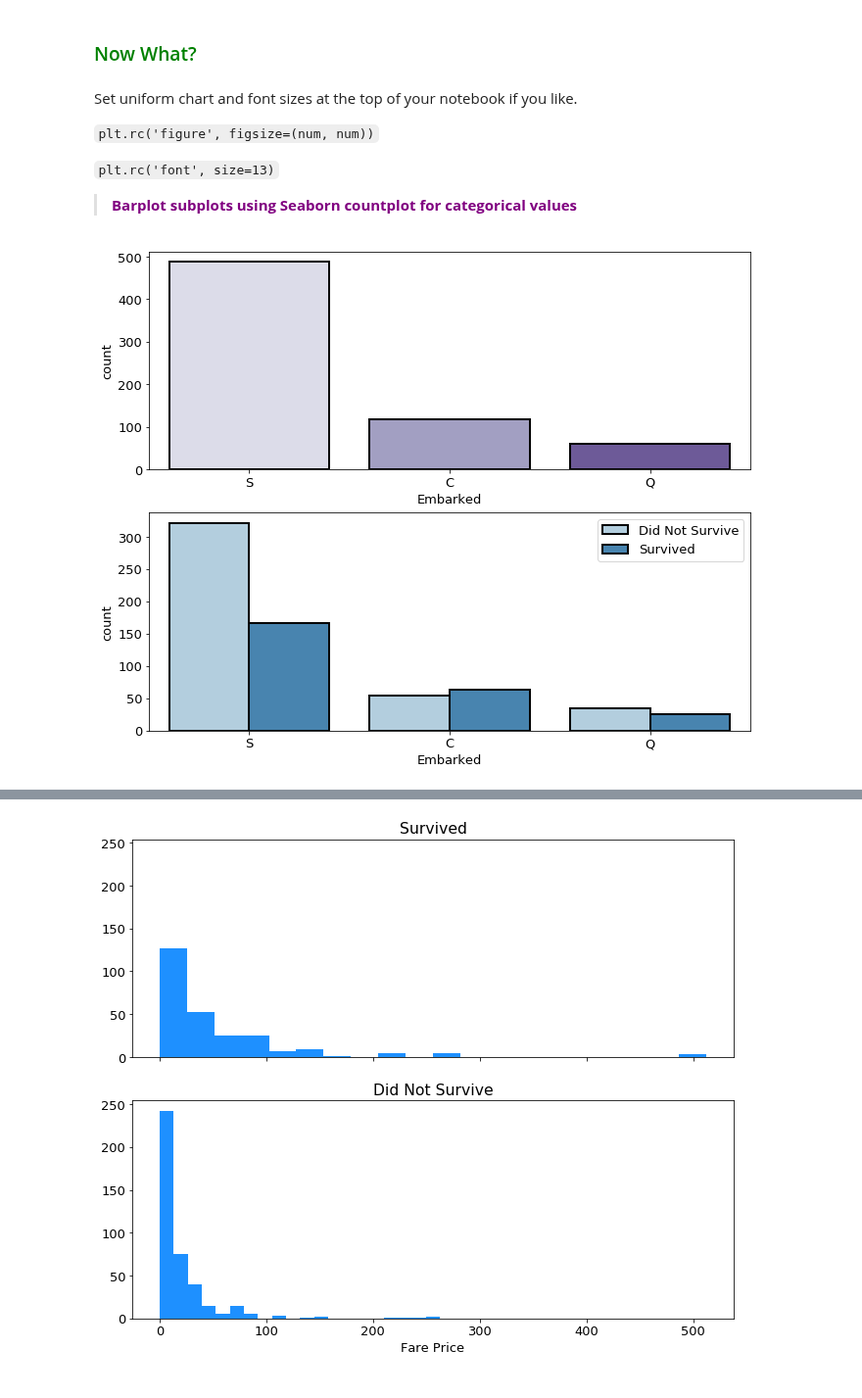
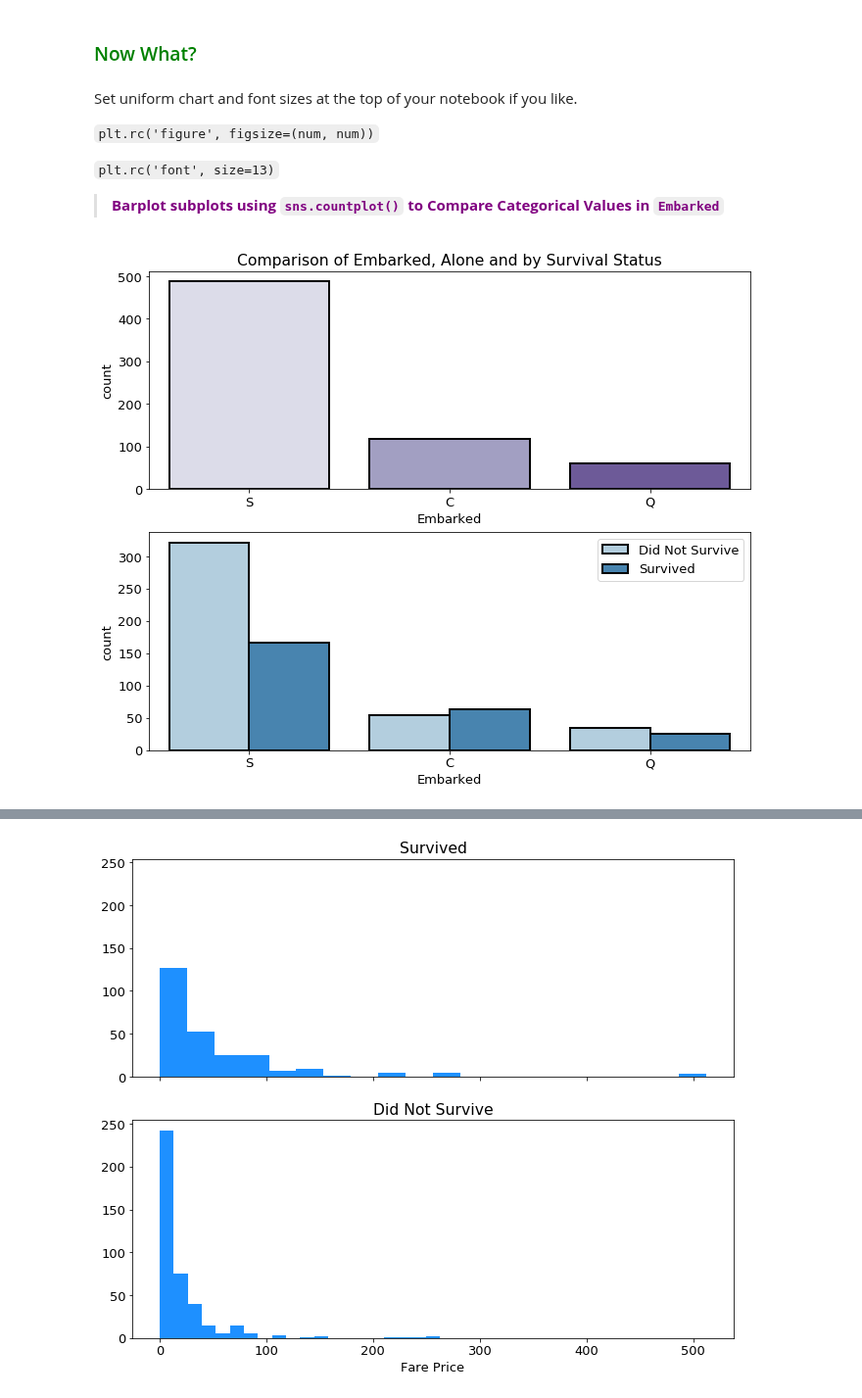
Before and after one commit to faithkane3/ds-methodologies-exercises, a Jupyter notebook: classification/classification_review.ipynb, the cells around one changed output, grey strips where cells are left out. Shown at 98% size. Saved outputs shown, nothing was run; the diff lists cells and outputs as text; code cells hidden in the pictures.

```diff
--- a/classification/classification_review.ipynb
+++ b/classification/classification_review.ipynb
@@ -438,18 +446,20 @@ Set uniform chart and font sizes at the top of your notebook if you like.
 
 `plt.rc('font', size=13)`
 
->**<font color=purple>Barplot subplots using Seaborn countplot for categorical values</font>**
+>**<font color=purple>Barplot subplots using `sns.countplot()` to Compare Categorical Values in `Embarked`</font>**
 # %%
 plt.subplot(211)
 
 sns.countplot(x = 'Embarked', data=train, palette='Purples', ec='black', linewidth=2)
+plt.title('Comparison of Embarked, Alone and by Survival Status')
 
 plt.subplot(212)
 
+# use hue to add another dimension to your viz
 sns.countplot(x = 'Embarked', hue = 'Survived', data=train, palette='Blues', ec='black', linewidth=2)
 
 plt.legend(['Did Not Survive', 'Survived'])
 
 plt.show()
 # %% [output]
-[figure, old version]
+[figure, new version]
```
Also changed, not shown: parts of 15 cells of this notebook.
